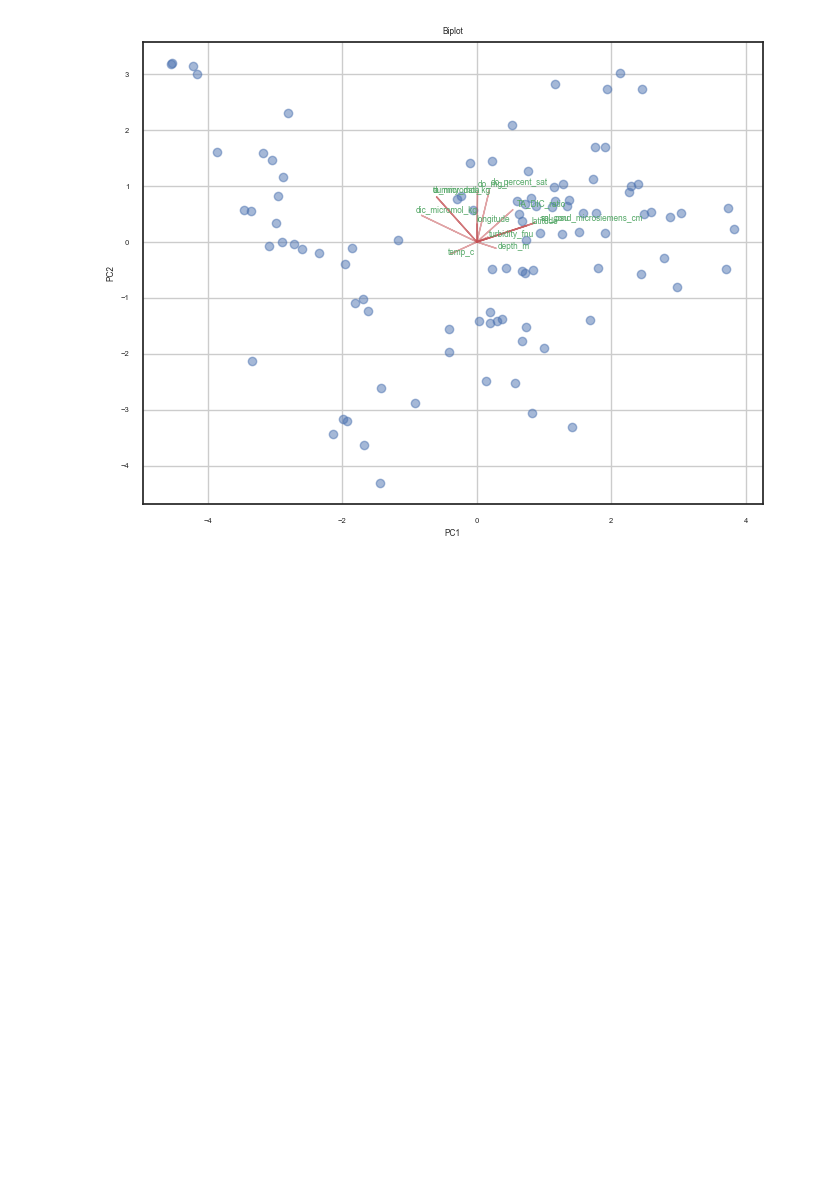
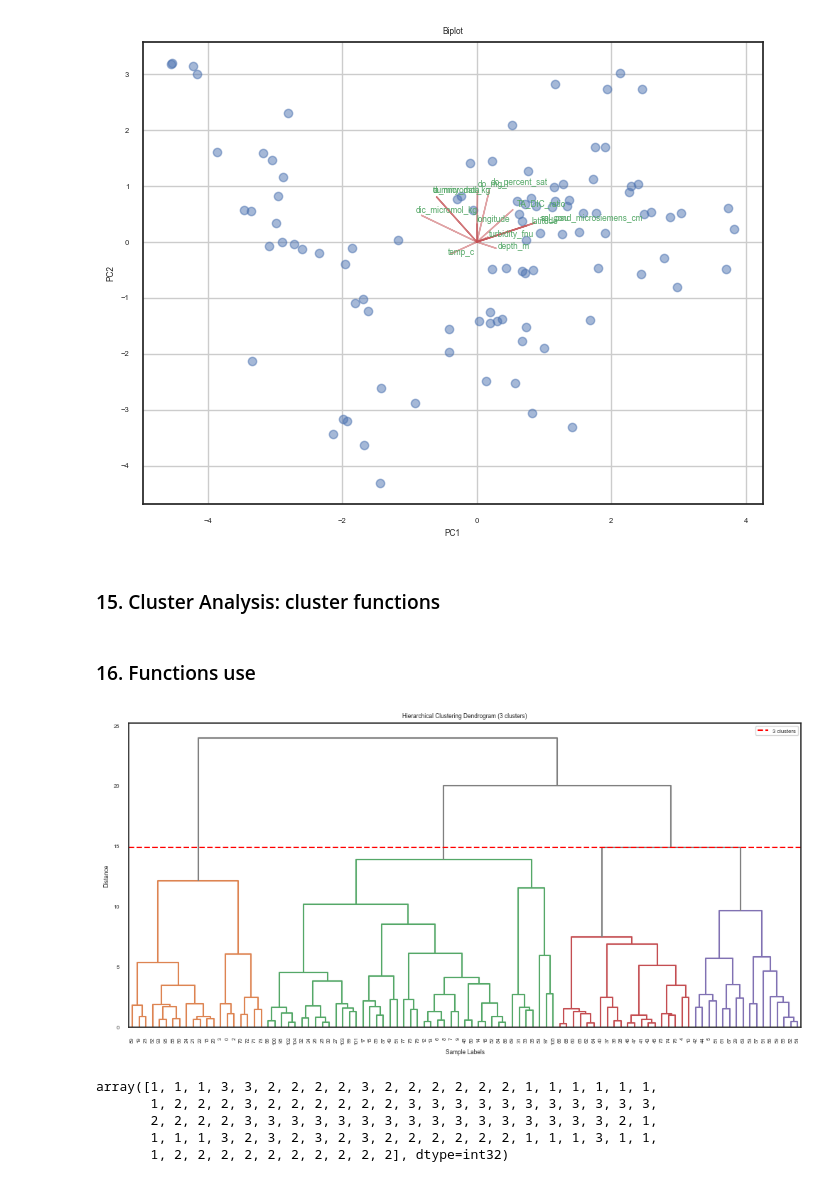
Before and after one commit to Juan-git-fciencias/modelado-ecologico, a Jupyter notebook: Mi script_Juan_Reyes.ipynb, the cells around one changed output. Saved outputs shown, nothing was run; the diff lists cells and outputs as text; code cells hidden in the pictures; blank space fills up the shorter version.

Commit message:
Cluster

```diff
--- a/Mi script_Juan_Reyes.ipynb
+++ b/Mi script_Juan_Reyes.ipynb
@@ -696,3 +696,5 @@ biplot(principal_components, pca.components_.T, labels=selected_columns)
 # %% [output]
 [figure]
 [figure]
+# %% [markdown]
+### 15. Cluster Analysis: cluster functions
@@ -698,0 +767,21 @@ biplot(principal_components, pca.components_.T, labels=selected_columns)
+# %% [markdown]
+### 16. Functions use
+# %%
+# 1. Preprocessing
+df_clean, x_scaled = preprocessing_data(df, selected_columns)
+
+# 2. Clustering
+linkage_matrix, clusters = perform_hierarchical_cluster(x_scaled, n_clusters=4)
+
+# 3. Add clusters to df
+df_clean.loc[:, "cluster"] = clusters
+
+# 4. Plot dendrigram
+plot_dendrogram(linkage_matrix, labels=df_clean.index, n_clusters=3)
+# %% [output]
+[figure, added]
+array([1, 1, 1, 3, 3, 2, 2, 2, 2, 3, 2, 2, 2, 2, 2, 2, 1, 1, 1, 1, 1, 1,
+       1, 2, 2, 2, 3, 2, 2, 2, 2, 2, 2, 3, 3, 3, 3, 3, 3, 3, 3, 3, 3, 3,
+       2, 2, 2, 2, 3, 3, 3, 3, 3, 3, 3, 3, 3, 3, 3, 3, 3, 3, 3, 3, 2, 1,
+       1, 1, 1, 3, 2, 3, 2, 3, 2, 3, 2, 2, 2, 2, 2, 2, 1, 1, 1, 3, 1, 1,
+       1, 2, 2, 2, 2, 2, 2, 2, 2, 2, 2], dtype=int32)
```
Also changed, not shown: parts of 1 cell of this notebook.
